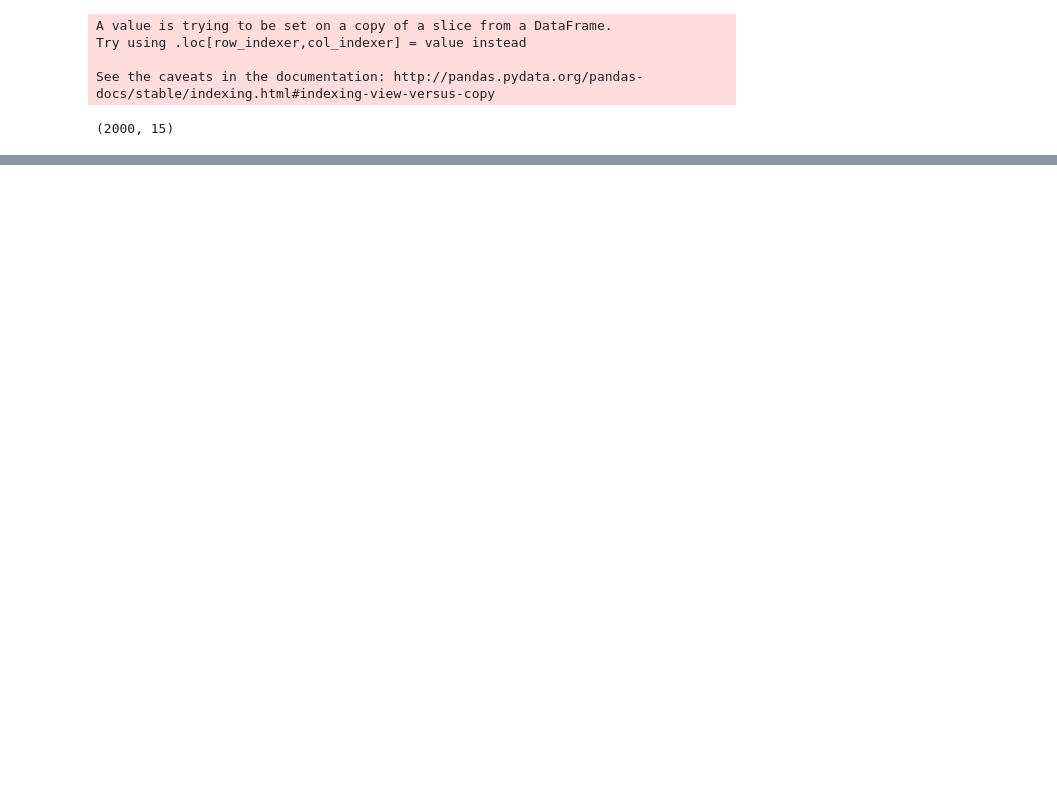
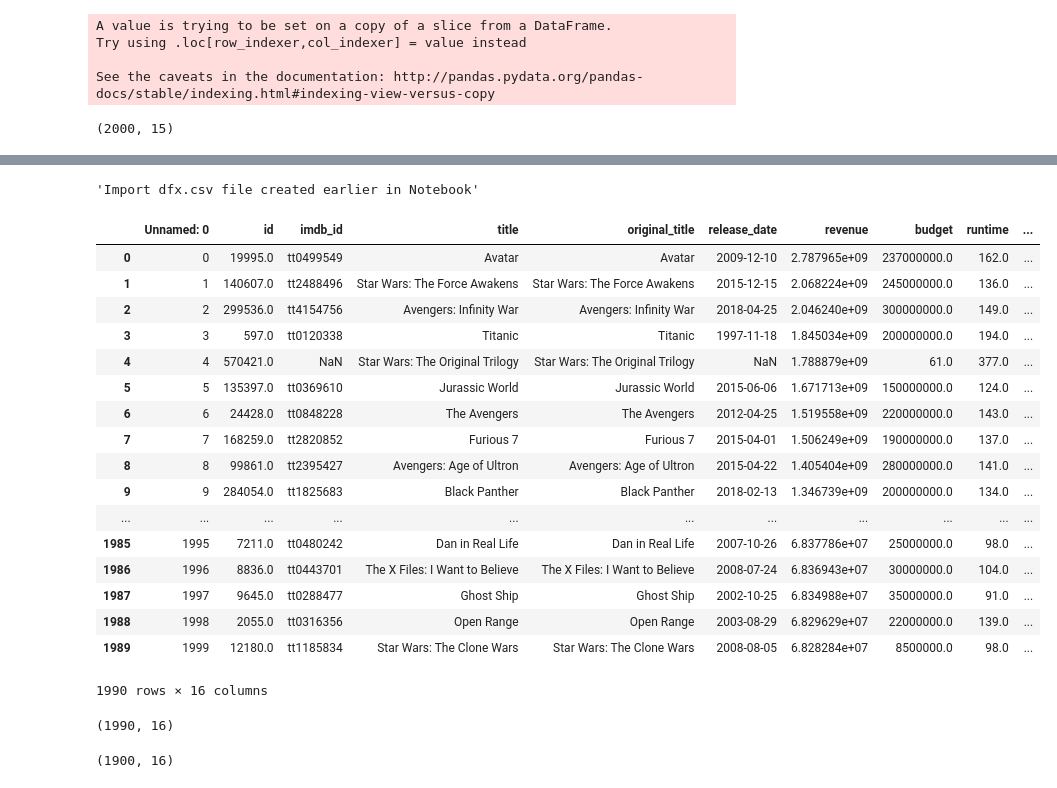
Before and after one commit to maks-p/mod_1_project_movies, a Jupyter notebook: mod-1-movie-project.ipynb, the cells around one changed output, grey strips where cells are left out. Saved outputs shown, nothing was run; the diff lists cells and outputs as text; code cells hidden in the pictures; blank space fills up the shorter version.

```diff
--- a/mod-1-movie-project.ipynb
+++ b/mod-1-movie-project.ipynb
@@ -399,0 +288,28 @@ def loop_through(loops):
+# %%
+"""Import dfx.csv file created earlier in Notebook"""
+dfx = pd.read_csv('dfx_movies.csv')
+dfx
+# %% [output]
+'Import dfx.csv file created earlier in Notebook'
+|  | Unnamed: 0 | id | imdb_id | title | original_title | release_date | revenue | budget | runtime | ... |
+| 0 | 0 | 19995.0 | tt0499549 | Avatar | Avatar | 2009-12-10 | 2.787965e+09 | 237000000.0 | 162.0 | ... |
+| 1 | 1 | 140607.0 | tt2488496 | Star Wars: The Force Awakens | Star Wars: The Force Awakens | 2015-12-15 | 2.068224e+09 | 245000000.0 | 136.0 | ... |
+| 2 | 2 | 299536.0 | tt4154756 | Avengers: Infinity War | Avengers: Infinity War | 2018-04-25 | 2.046240e+09 | 300000000.0 | 149.0 | ... |
+| 3 | 3 | 597.0 | tt0120338 | Titanic | Titanic | 1997-11-18 | 1.845034e+09 | 200000000.0 | 194.0 | ... |
+| 4 | 4 | 570421.0 | NaN | Star Wars: The Original Trilogy | Star Wars: The Original Trilogy | NaN | 1.788879e+09 | 61.0 | 377.0 | ... |
+| 5 | 5 | 135397.0 | tt0369610 | Jurassic World | Jurassic World | 2015-06-06 | 1.671713e+09 | 150000000.0 | 124.0 | ... |
+| 6 | 6 | 24428.0 | tt0848228 | The Avengers | The Avengers | 2012-04-25 | 1.519558e+09 | 220000000.0 | 143.0 | ... |
+| 7 | 7 | 168259.0 | tt2820852 | Furious 7 | Furious 7 | 2015-04-01 | 1.506249e+09 | 190000000.0 | 137.0 | ... |
+| 8 | 8 | 99861.0 | tt2395427 | Avengers: Age of Ultron | Avengers: Age of Ultron | 2015-04-22 | 1.405404e+09 | 280000000.0 | 141.0 | ... |
+| 9 | 9 | 284054.0 | tt1825683 | Black Panther | Black Panther | 2018-02-13 | 1.346739e+09 | 200000000.0 | 134.0 | ... |
+| ... | ... | ... | ... | ... | ... | ... | ... | ... | ... | ... |
+| 1985 | 1995 | 7211.0 | tt0480242 | Dan in Real Life | Dan in Real Life | 2007-10-26 | 6.837786e+07 | 25000000.0 | 98.0 | ... |
+| 1986 | 1996 | 8836.0 | tt0443701 | The X Files: I Want to Believe | The X Files: I Want to Believe | 2008-07-24 | 6.836943e+07 | 30000000.0 | 104.0 | ... |
+| 1987 | 1997 | 9645.0 | tt0288477 | Ghost Ship | Ghost Ship | 2002-10-25 | 6.834988e+07 | 35000000.0 | 91.0 | ... |
+| 1988 | 1998 | 2055.0 | tt0316356 | Open Range | Open Range | 2003-08-29 | 6.829629e+07 | 22000000.0 | 139.0 | ... |
+| 1989 | 1999 | 12180.0 | tt1185834 | Star Wars: The Clone Wars | Star Wars: The Clone Wars | 2008-08-05 | 6.828284e+07 | 8500000.0 | 98.0 | ... |
+1990 rows × 16 columns
+# %%
+dfx.shape
+# %% [output]
+(1990, 16)
@@ -399,0 +320,6 @@ def loop_through(loops):
+# %%
+#Drop rows with nan Values in Revenue & Budget
+dfx.dropna(subset = dfx_cols, inplace=True)
+dfx.shape
+# %% [output]
+(1900, 16)
```
Also changed, not shown: parts of 68 cells of this notebook, 3 other files.
